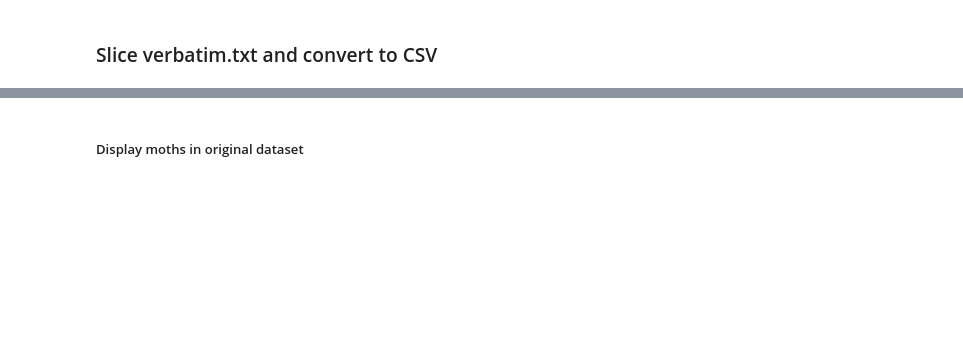
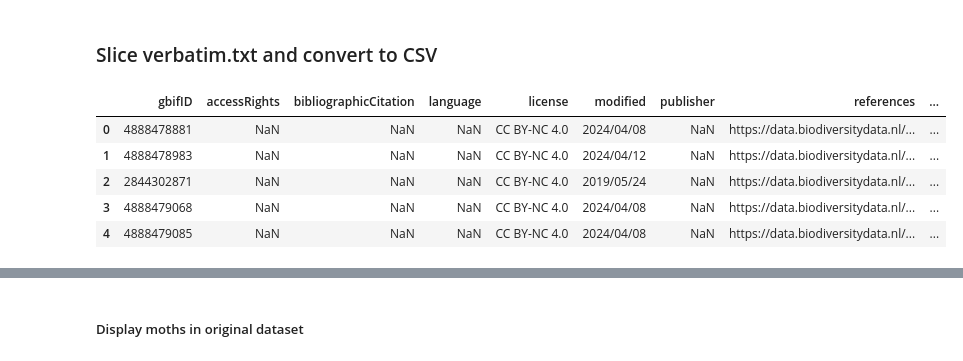
Before and after one commit to leo-grz/BachelorThesis_LepidopteraFGIC, a Jupyter notebook: notebooks/01_convert_txt_to_csv.ipynb, the cells around one changed output, grey strips where cells are left out. Saved outputs shown, nothing was run; the diff lists cells and outputs as text; code cells hidden in the pictures; blank space fills up the shorter version.

```diff
--- a/notebooks/01_convert_txt_to_csv.ipynb
+++ b/notebooks/01_convert_txt_to_csv.ipynb
@@ -13,8 +13,13 @@ PATH_TO_DATA = '../data/'
 ### Slice verbatim.txt and convert to CSV
 # %%
 original_verbatim_file = PATH_TO_DATA + 'raw/verbatim.txt'
+
 original_verbatim_df = pd.read_csv(original_verbatim_file, delimiter='\t', low_memory=False)
-relevant_columns = ['gbifID', 'eventDate', 'continent', 'country', 'stateProvince', 'decimalLatitude', 'decimalLongitude', 'scientificName', 'vernacularName', 'higherClassification', 'family']
-original_verbatim_df_slice = original_verbatim_df[relevant_columns]
-original_verbatim_df_slice.to_csv(PATH_TO_DATA + 'processed/single_csv/verbatim.csv', index=False)
-original_verbatim_df_slice.head(3)
+original_verbatim_df.head(5)
+# %% [output]
+|  | gbifID | accessRights | bibliographicCitation | language | license | modified | publisher | references | ... |
+| 0 | 4888478881 | NaN | NaN | NaN | CC BY-NC 4.0 | 2024/04/08 | NaN | https://data.biodiversitydata.nl/... | ... |
+| 1 | 4888478983 | NaN | NaN | NaN | CC BY-NC 4.0 | 2024/04/12 | NaN | https://data.biodiversitydata.nl/... | ... |
+| 2 | 2844302871 | NaN | NaN | NaN | CC BY-NC 4.0 | 2019/05/24 | NaN | https://data.biodiversitydata.nl/... | ... |
+| 3 | 4888479068 | NaN | NaN | NaN | CC BY-NC 4.0 | 2024/04/08 | NaN | https://data.biodiversitydata.nl/... | ... |
+| 4 | 4888479085 | NaN | NaN | NaN | CC BY-NC 4.0 | 2024/04/08 | NaN | https://data.biodiversitydata.nl/... | ... |
```
Also changed, not shown: parts of 4 cells of this notebook, 44 other files.
